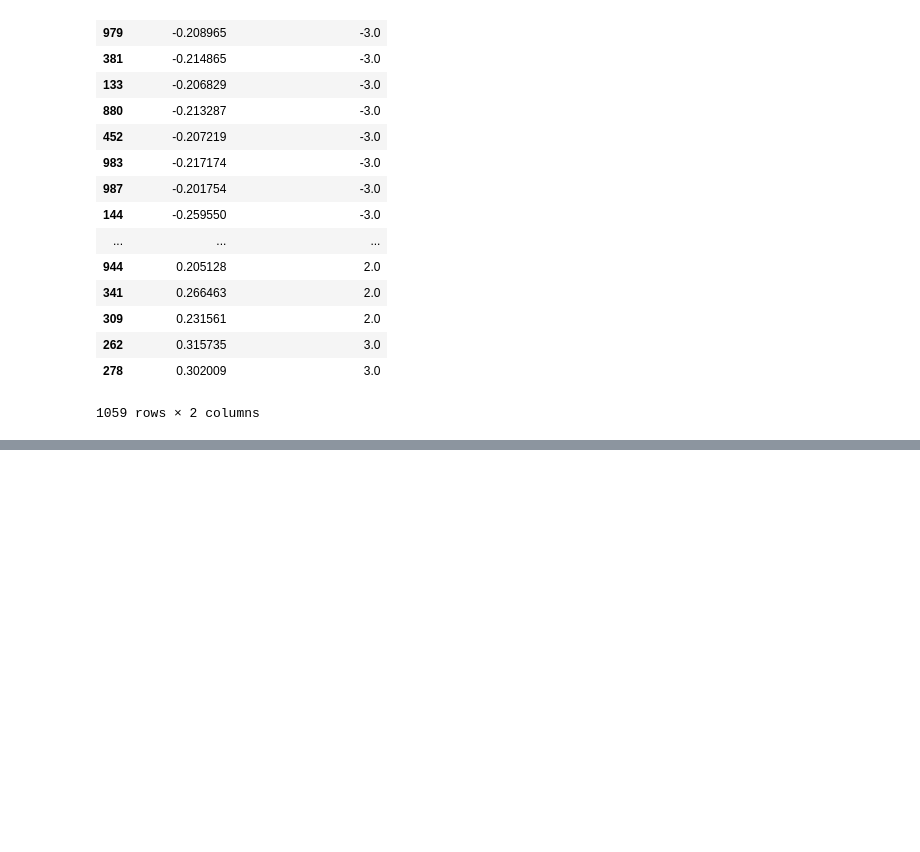
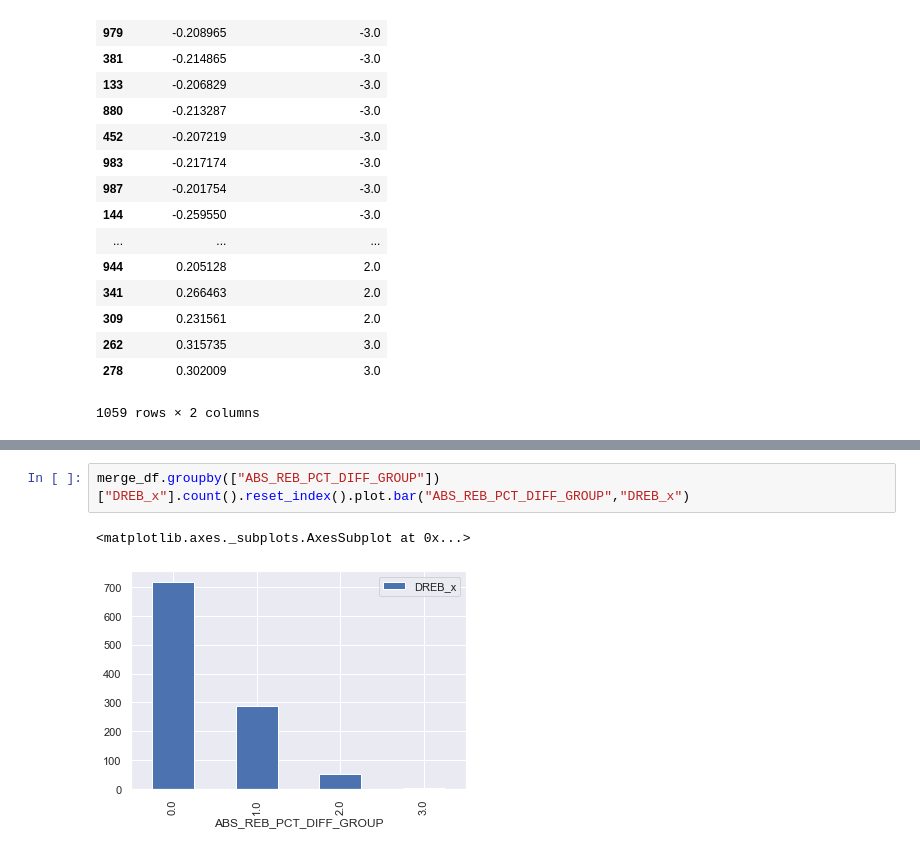
Before and after one commit to ryoyop/Baketball, a Jupyter notebook: Rebounding/Rebounding_Analysis.ipynb, the cells around one changed output, grey strips where cells are left out. Cells and saved outputs as stored; diff of their text form; blank space fills up the shorter version.

```diff
--- a/Rebounding/Rebounding_Analysis.ipynb
+++ b/Rebounding/Rebounding_Analysis.ipynb
@@ -128,0 +155,5 @@ Index(['SEASON_ID', 'TEAM_ID', 'TEAM_ABBREVIATION', 'TEAM_NAME', 'GAME_ID',
+# %%
+merge_df.groupby(["ABS_REB_PCT_DIFF_GROUP"])["DREB_x"].count().reset_index().plot.bar("ABS_REB_PCT_DIFF_GROUP","DREB_x")
+# %% [output]
+<matplotlib.axes._subplots.AxesSubplot at 0x...>
+[figure, added]
```
Also changed, not shown: parts of 7 cells of this notebook, 3 other files.
